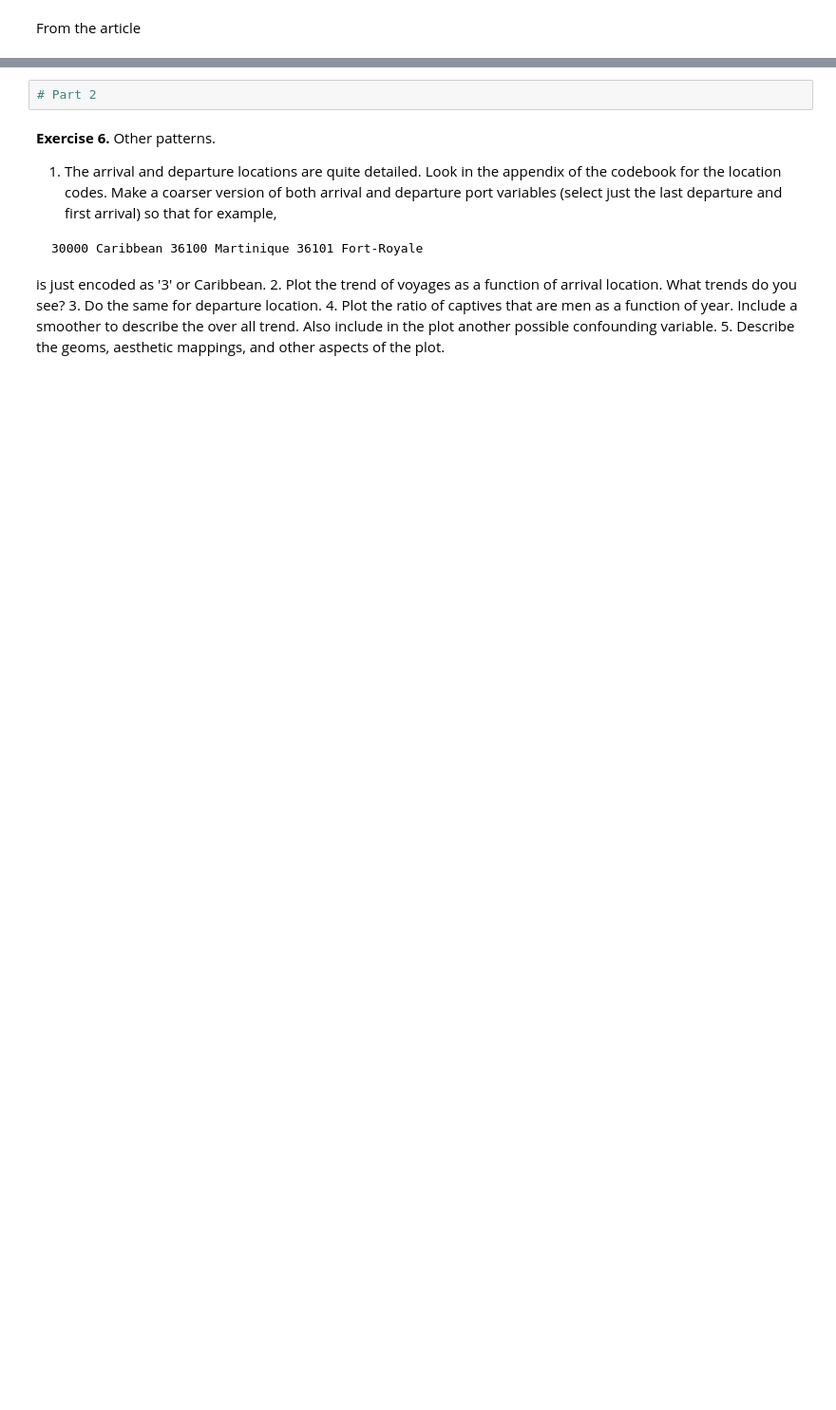
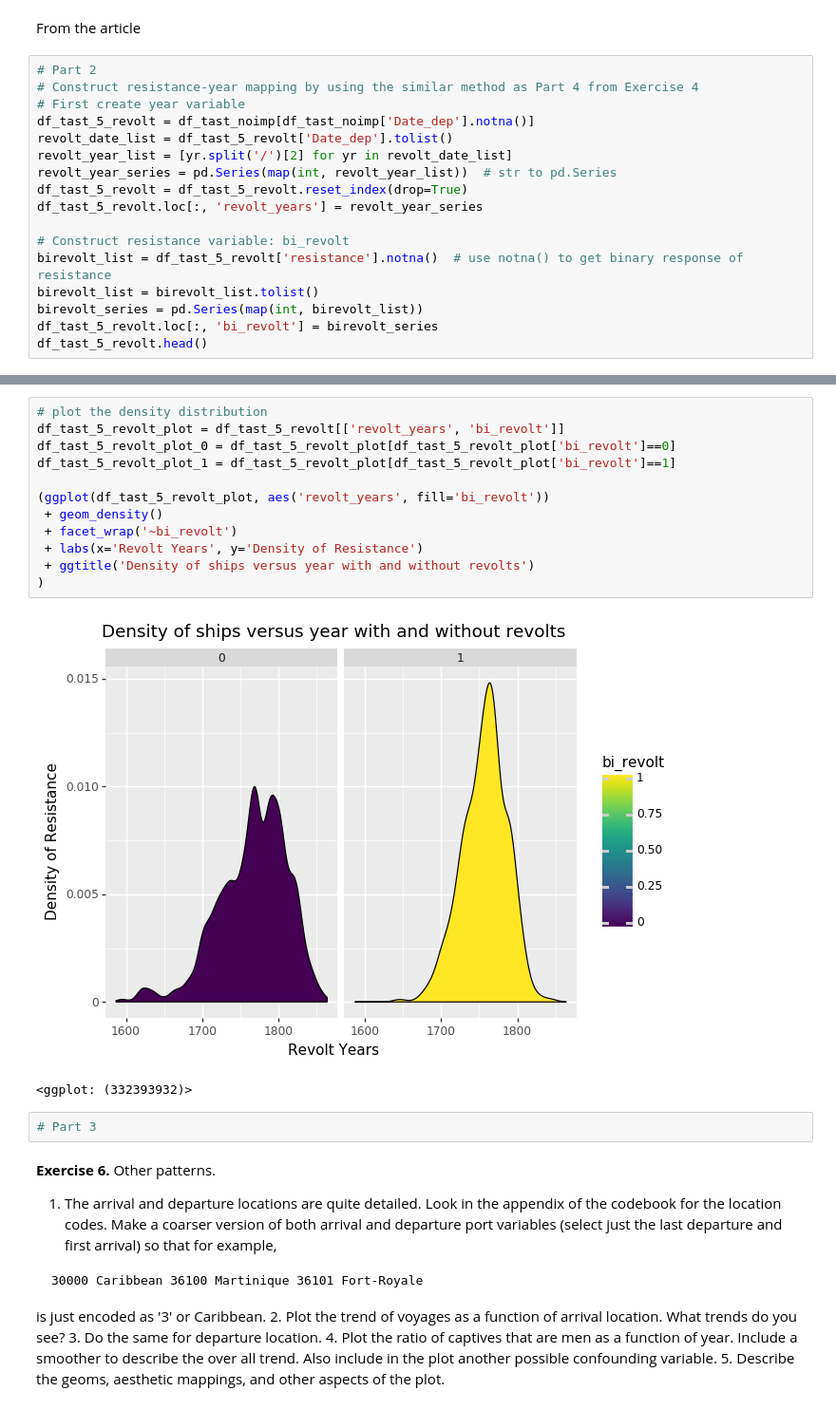
Before and after one commit to Chenghan-Sun/DS-Projects, a Jupyter notebook: 220_midterm/midterm.ipynb, the cells around one changed output, grey strips where cells are left out. Shown at 95% size. Drawn from its saved outputs; the diff is of its cells as text; blank space fills up the shorter version.

Commit message:
update resistance inference

```diff
--- a/220_midterm/midterm.ipynb
+++ b/220_midterm/midterm.ipynb
@@ -466,2 +486,19 @@ df_tast_5_shipinfer
 # %% [markdown]
 From the article
+# %%
+# Part 2
+# Construct resistance-year mapping by using the similar method as Part 4 from Exercise 4
+# First create year variable
+df_tast_5_revolt = df_tast_noimp[df_tast_noimp['Date_dep'].notna()]
+revolt_date_list = df_tast_5_revolt['Date_dep'].tolist()
+revolt_year_list = [yr.split('/')[2] for yr in revolt_date_list]
+revolt_year_series = pd.Series(map(int, revolt_year_list))  # str to pd.Series
+df_tast_5_revolt = df_tast_5_revolt.reset_index(drop=True)
+df_tast_5_revolt.loc[:, 'revolt_years'] = revolt_year_series
+
+# Construct resistance variable: bi_revolt
+birevolt_list = df_tast_5_revolt['resistance'].notna()  # use notna() to get binary response of resistance
+birevolt_list = birevolt_list.tolist()
+birevolt_series = pd.Series(map(int, birevolt_list))
+df_tast_5_revolt.loc[:, 'bi_revolt'] = birevolt_series
+df_tast_5_revolt.head()
@@ -468,5 +513,20 @@ From the article
+# %%
+# plot the density distribution
+df_tast_5_revolt_plot = df_tast_5_revolt[['revolt_years', 'bi_revolt']]
+df_tast_5_revolt_plot_0 = df_tast_5_revolt_plot[df_tast_5_revolt_plot['bi_revolt']==0]
+df_tast_5_revolt_plot_1 = df_tast_5_revolt_plot[df_tast_5_revolt_plot['bi_revolt']==1]
+
+(ggplot(df_tast_5_revolt_plot, aes('revolt_years', fill='bi_revolt'))
+ + geom_density()
+ + facet_wrap('~bi_revolt')
+ + labs(x='Revolt Years', y='Density of Resistance')
+ + ggtitle('Density of ships versus year with and without revolts')
+)
+# %% [output]
+[figure, added]
+<ggplot: (332393932)>
 # %%
-# Part 2
+# Part 3
 # %% [markdown]
 **Exercise 6.** Other patterns.
 
```
Also changed, not shown: parts of 4 cells of this notebook.
